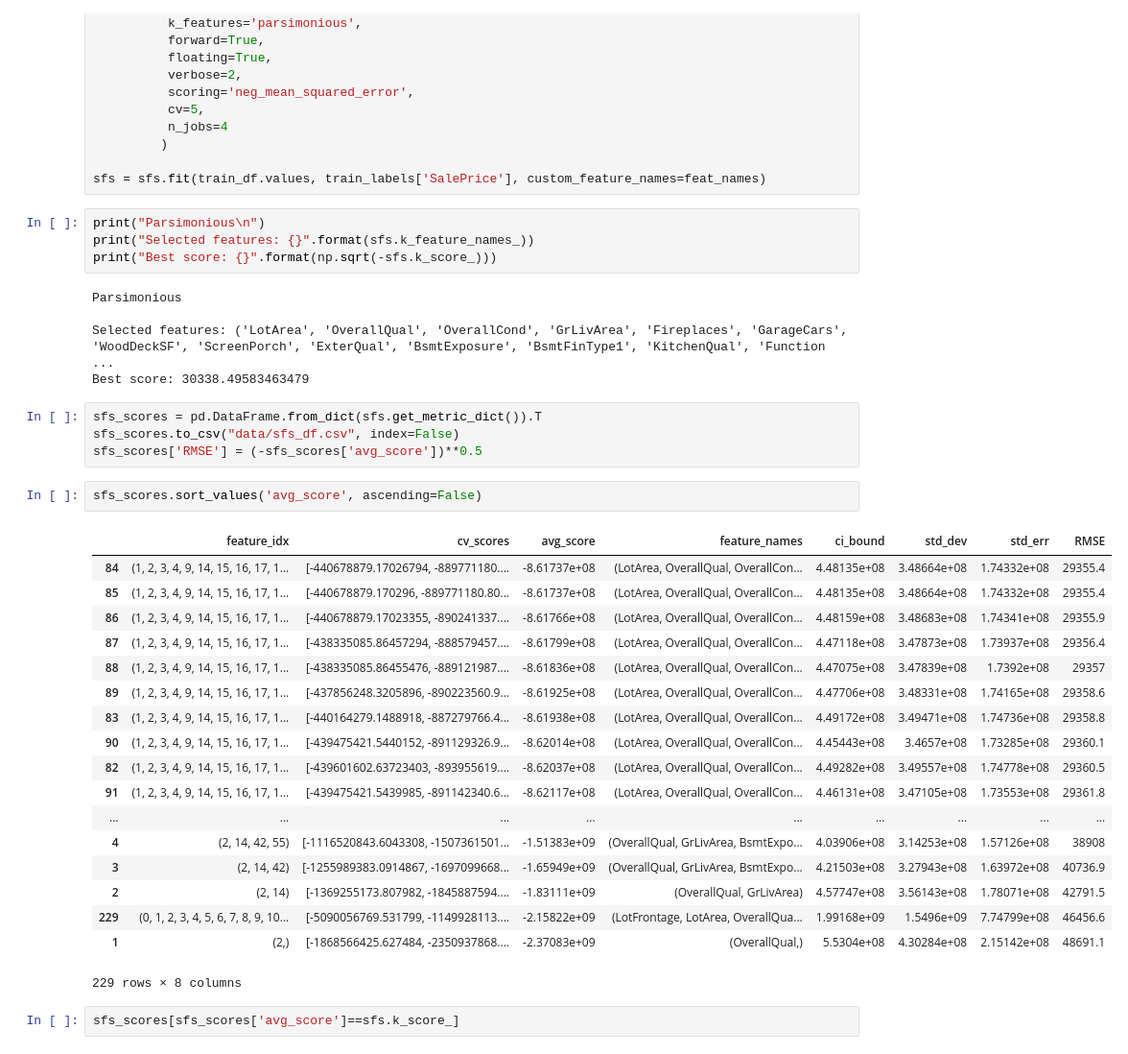
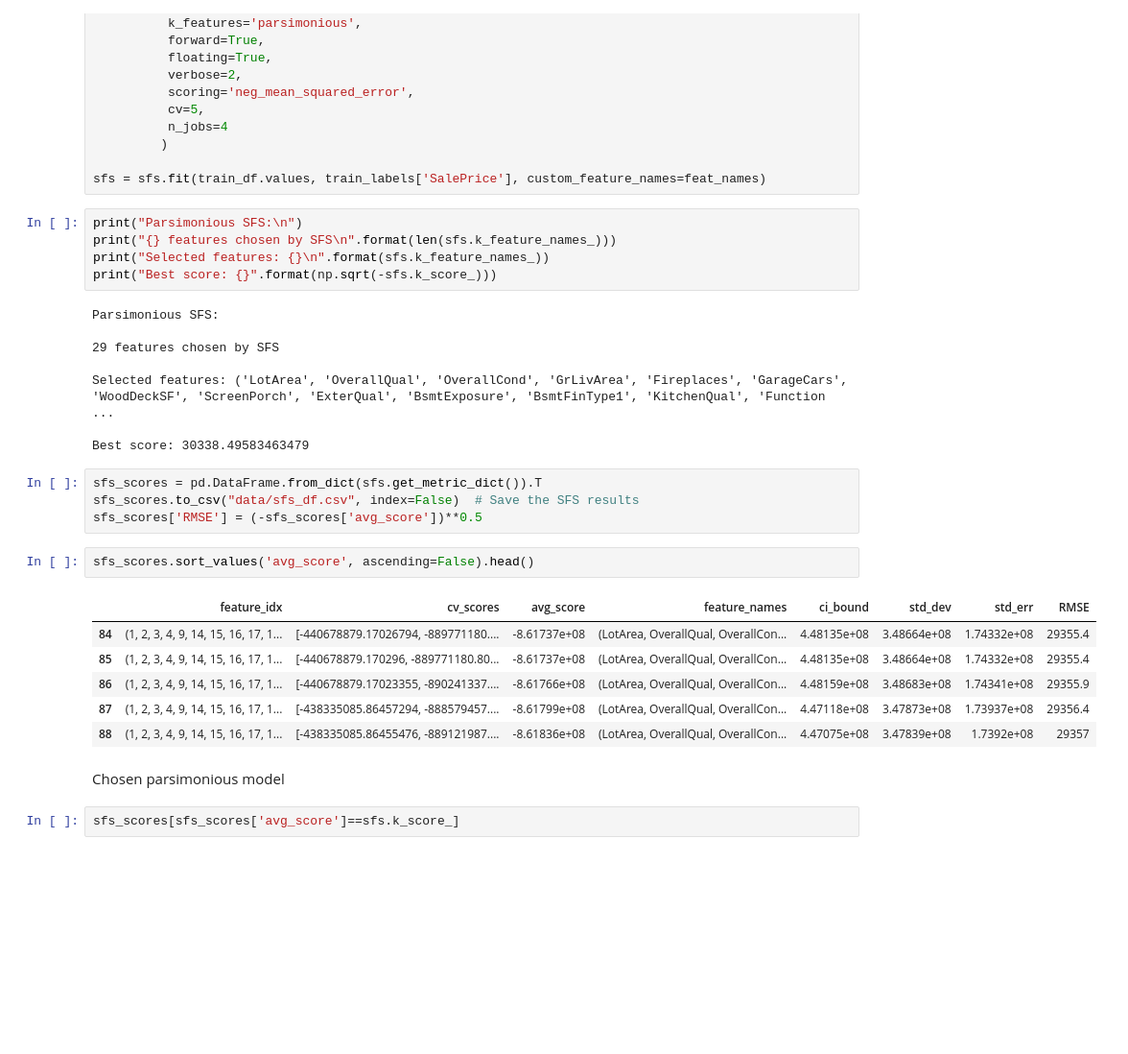
Before and after one commit to W-Tran/advanced-regression-techniques, a Jupyter notebook: advanced-regression-techniques.ipynb, the cells around one changed output. Shown: that part at 96% size. Saved outputs shown, nothing was run; the diff lists cells and outputs as text; blank space fills up the shorter version.

```diff
--- a/advanced-regression-techniques.ipynb
+++ b/advanced-regression-techniques.ipynb
@@ -650,39 +648,33 @@ sfs = SFS(sfs_pipe,
 
 sfs = sfs.fit(train_df.values, train_labels['SalePrice'], custom_feature_names=feat_names)
 # %%
-print("Parsimonious\n")
-print("Selected features: {}".format(sfs.k_feature_names_))
+print("Parsimonious SFS:\n")
+print("{} features chosen by SFS\n".format(len(sfs.k_feature_names_)))
+print("Selected features: {}\n".format(sfs.k_feature_names_))
 print("Best score: {}".format(np.sqrt(-sfs.k_score_)))
 # %% [output]
-Parsimonious
+Parsimonious SFS:
+
+29 features chosen by SFS
 
 Selected features: ('LotArea', 'OverallQual', 'OverallCond', 'GrLivArea', 'Fireplaces', 'GarageCars', 'WoodDeckSF', 'ScreenPorch', 'ExterQual', 'BsmtExposure', 'BsmtFinType1', 'KitchenQual', 'Function ...
+
 Best score: 30338.49583463479
 # %%
 sfs_scores = pd.DataFrame.from_dict(sfs.get_metric_dict()).T
-sfs_scores.to_csv("data/sfs_df.csv", index=False)
+sfs_scores.to_csv("data/sfs_df.csv", index=False)  # Save the SFS results
 sfs_scores['RMSE'] = (-sfs_scores['avg_score'])**0.5
 # %%
-sfs_scores.sort_values('avg_score', ascending=False)
+sfs_scores.sort_values('avg_score', ascending=False).head()
 # %% [output]
 |  | feature_idx | cv_scores | avg_score | feature_names | ci_bound | std_dev | std_err | RMSE |
 | 84 | (1, 2, 3, 4, 9, 14, 15, 16, 17, 1... | [-440678879.17026794, -889771180.... | -8.61737e+08 | (LotArea, OverallQual, OverallCon... | 4.48135e+08 | 3.48664e+08 | 1.74332e+08 | 29355.4 |
 | 85 | (1, 2, 3, 4, 9, 14, 15, 16, 17, 1... | [-440678879.170296, -889771180.80... | -8.61737e+08 | (LotArea, OverallQual, OverallCon... | 4.48135e+08 | 3.48664e+08 | 1.74332e+08 | 29355.4 |
 | 86 | (1, 2, 3, 4, 9, 14, 15, 16, 17, 1... | [-440678879.17023355, -890241337.... | -8.61766e+08 | (LotArea, OverallQual, OverallCon... | 4.48159e+08 | 3.48683e+08 | 1.74341e+08 | 29355.9 |
 | 87 | (1, 2, 3, 4, 9, 14, 15, 16, 17, 1... | [-438335085.86457294, -888579457.... | -8.61799e+08 | (LotArea, OverallQual, OverallCon... | 4.47118e+08 | 3.47873e+08 | 1.73937e+08 | 29356.4 |
 | 88 | (1, 2, 3, 4, 9, 14, 15, 16, 17, 1... | [-438335085.86455476, -889121987.... | -8.61836e+08 | (LotArea, OverallQual, OverallCon... | 4.47075e+08 | 3.47839e+08 | 1.7392e+08 | 29357 |
-| 89 | (1, 2, 3, 4, 9, 14, 15, 16, 17, 1... | [-437856248.3205896, -890223560.9... | -8.61925e+08 | (LotArea, OverallQual, OverallCon... | 4.47706e+08 | 3.48331e+08 | 1.74165e+08 | 29358.6 |
-| 83 | (1, 2, 3, 4, 9, 14, 15, 16, 17, 1... | [-440164279.1488918, -887279766.4... | -8.61938e+08 | (LotArea, OverallQual, OverallCon... | 4.49172e+08 | 3.49471e+08 | 1.74736e+08 | 29358.8 |
-| 90 | (1, 2, 3, 4, 9, 14, 15, 16, 17, 1... | [-439475421.5440152, -891129326.9... | -8.62014e+08 | (LotArea, OverallQual, OverallCon... | 4.45443e+08 | 3.4657e+08 | 1.73285e+08 | 29360.1 |
-| 82 | (1, 2, 3, 4, 9, 14, 15, 16, 17, 1... | [-439601602.63723403, -893955619.... | -8.62037e+08 | (LotArea, OverallQual, OverallCon... | 4.49282e+08 | 3.49557e+08 | 1.74778e+08 | 29360.5 |
-| 91 | (1, 2, 3, 4, 9, 14, 15, 16, 17, 1... | [-439475421.5439985, -891142340.6... | -8.62117e+08 | (LotArea, OverallQual, OverallCon... | 4.46131e+08 | 3.47105e+08 | 1.73553e+08 | 29361.8 |
-| ... | ... | ... | ... | ... | ... | ... | ... | ... |
-| 4 | (2, 14, 42, 55) | [-1116520843.6043308, -1507361501... | -1.51383e+09 | (OverallQual, GrLivArea, BsmtExpo... | 4.03906e+08 | 3.14253e+08 | 1.57126e+08 | 38908 |
-| 3 | (2, 14, 42) | [-1255989383.0914867, -1697099668... | -1.65949e+09 | (OverallQual, GrLivArea, BsmtExpo... | 4.21503e+08 | 3.27943e+08 | 1.63972e+08 | 40736.9 |
-| 2 | (2, 14) | [-1369255173.807982, -1845887594.... | -1.83111e+09 | (OverallQual, GrLivArea) | 4.57747e+08 | 3.56143e+08 | 1.78071e+08 | 42791.5 |
-| 229 | (0, 1, 2, 3, 4, 5, 6, 7, 8, 9, 10... | [-5090056769.531799, -1149928113.... | -2.15822e+09 | (LotFrontage, LotArea, OverallQua... | 1.99168e+09 | 1.5496e+09 | 7.74799e+08 | 46456.6 |
-| 1 | (2,) | [-1868566425.627484, -2350937868.... | -2.37083e+09 | (OverallQual,) | 5.5304e+08 | 4.30284e+08 | 2.15142e+08 | 48691.1 |
-229 rows × 8 columns
+# %% [markdown]
+Chosen parsimonious model
 # %%
 sfs_scores[sfs_scores['avg_score']==sfs.k_score_]
 # %% [output]
```
Also changed, not shown: parts of 28 cells of this notebook.
